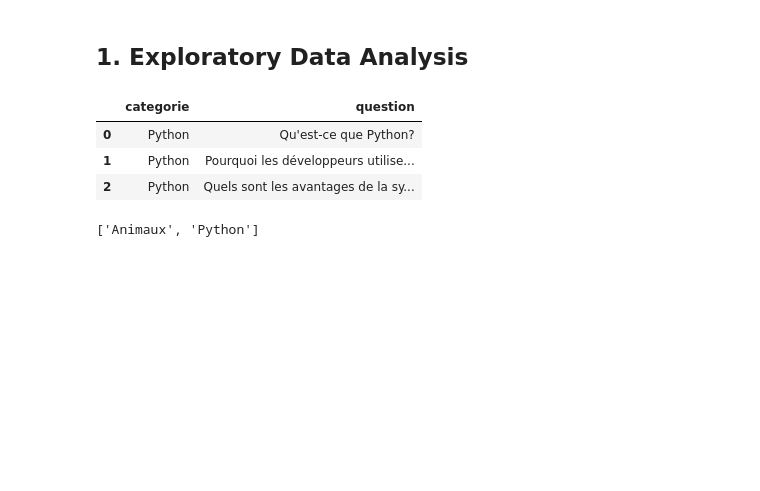
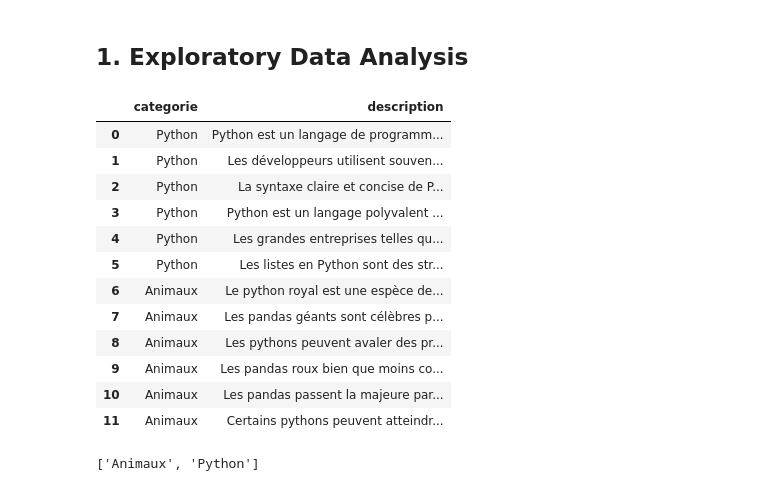
Before and after one commit to pierrepo/-biopyassistant-sandbox, a Jupyter notebook: src/analysis_embeddings.ipynb, the cells around one changed output. Saved outputs shown, nothing was run; the diff lists cells and outputs as text; code cells hidden in the pictures; blank space fills up the shorter version.

```diff
--- a/src/analysis_embeddings.ipynb
+++ b/src/analysis_embeddings.ipynb
@@ -20,13 +20,22 @@ EMBEDDING_MODEL = "text-embedding-3-large"
 ## 1. Exploratory Data Analysis
 # %%
 # Import the data
-df = pd.read_csv("sentence.csv", sep=";")
-df.head(3)
+df = pd.read_csv("sentence.csv", sep=",")
+df
 # %% [output]
-|  | categorie | question |
-| 0 | Python | Qu'est-ce que Python? |
-| 1 | Python | Pourquoi les développeurs utilise... |
-| 2 | Python | Quels sont les avantages de la sy... |
+|  | categorie | description |
+| 0 | Python | Python est un langage de programm... |
+| 1 | Python | Les développeurs utilisent souven... |
+| 2 | Python | La syntaxe claire et concise de P... |
+| 3 | Python | Python est un langage polyvalent ... |
+| 4 | Python | Les grandes entreprises telles qu... |
+| 5 | Python | Les listes en Python sont des str... |
+| 6 | Animaux | Le python royal est une espèce de... |
+| 7 | Animaux | Les pandas géants sont célèbres p... |
+| 8 | Animaux | Les pythons peuvent avaler des pr... |
+| 9 | Animaux | Les pandas roux bien que moins co... |
+| 10 | Animaux | Les pandas passent la majeure par... |
+| 11 | Animaux | Certains pythons peuvent atteindr... |
 # %%
 # Get the list of categories
 categories = sorted(df["categorie"].unique())
```
Also changed, not shown: parts of 17 cells of this notebook.
